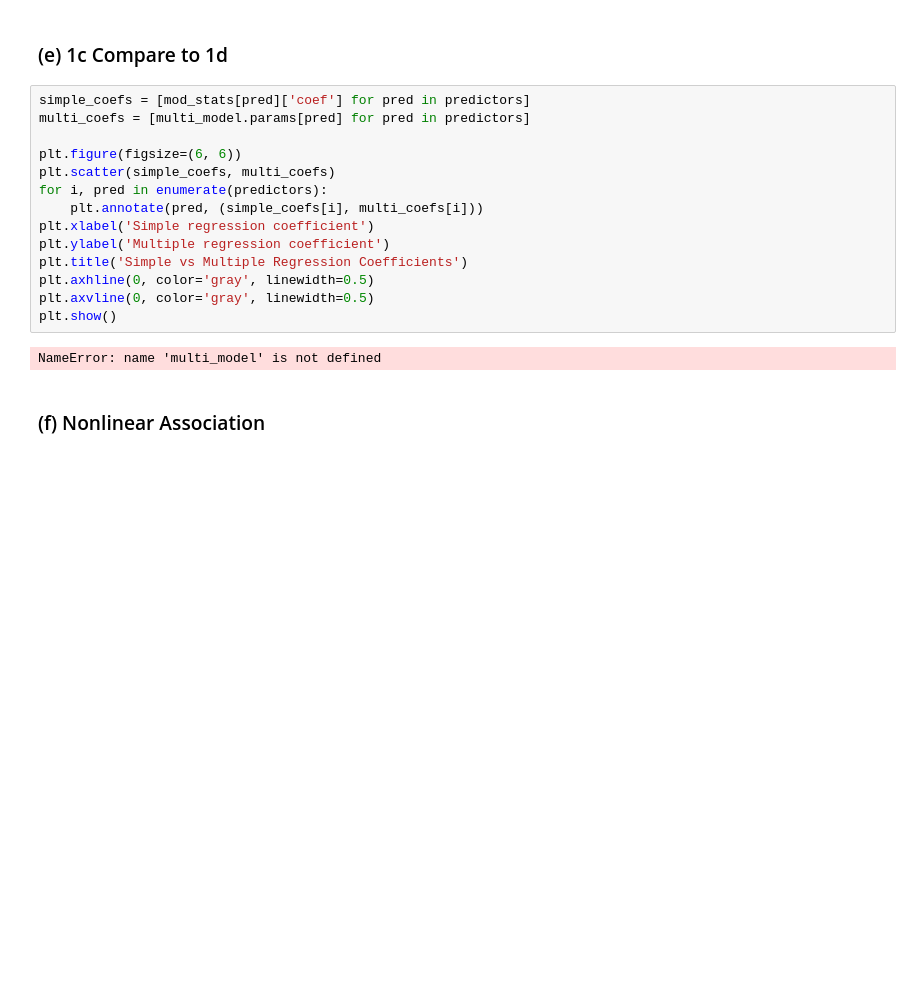
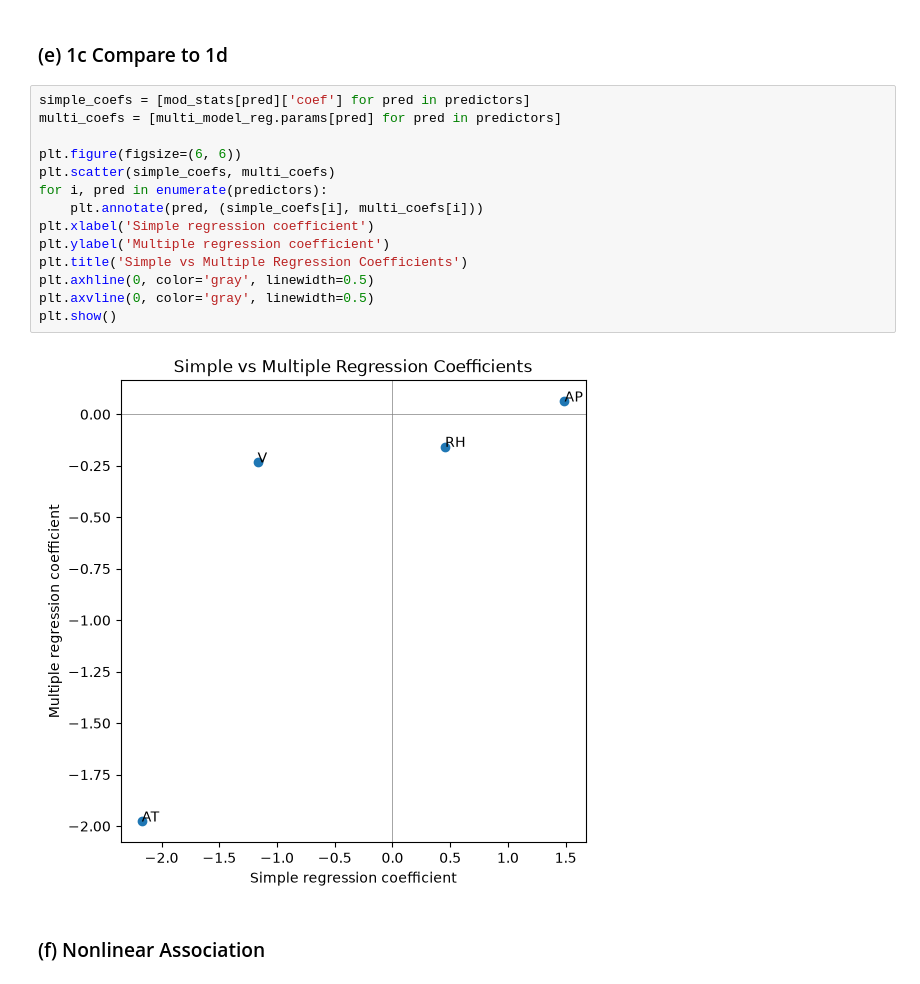
Before and after one commit to annajxie/dsci-552-hw2, a Jupyter notebook: notebook/Xie_Anna_HW2.ipynb, the cells around one changed output. Saved outputs shown, nothing was run; the diff lists cells and outputs as text; blank space fills up the shorter version.

```diff
--- a/notebook/Xie_Anna_HW2.ipynb
+++ b/notebook/Xie_Anna_HW2.ipynb
@@ -185,20 +185,20 @@ Overall R-squared: 0.9287
 ### (e) 1c Compare to 1d
 # %%
 simple_coefs = [mod_stats[pred]['coef'] for pred in predictors]
-multi_coefs = [multi_model.params[pred] for pred in predictors]
+multi_coefs = [multi_model_reg.params[pred] for pred in predictors]
 
 plt.figure(figsize=(6, 6))
 plt.scatter(simple_coefs, multi_coefs)
 for i, pred in enumerate(predictors):
     plt.annotate(pred, (simple_coefs[i], multi_coefs[i]))
 plt.xlabel('Simple regression coefficient')
 plt.ylabel('Multiple regression coefficient')
 plt.title('Simple vs Multiple Regression Coefficients')
 plt.axhline(0, color='gray', linewidth=0.5)
 plt.axvline(0, color='gray', linewidth=0.5)
 plt.show()
 # %% [output]
-NameError: name 'multi_model' is not defined
+[figure, added]
 # %% [markdown]
 ### (f) Nonlinear Association
 # %%
```
Also changed, not shown: parts of 5 cells of this notebook.
